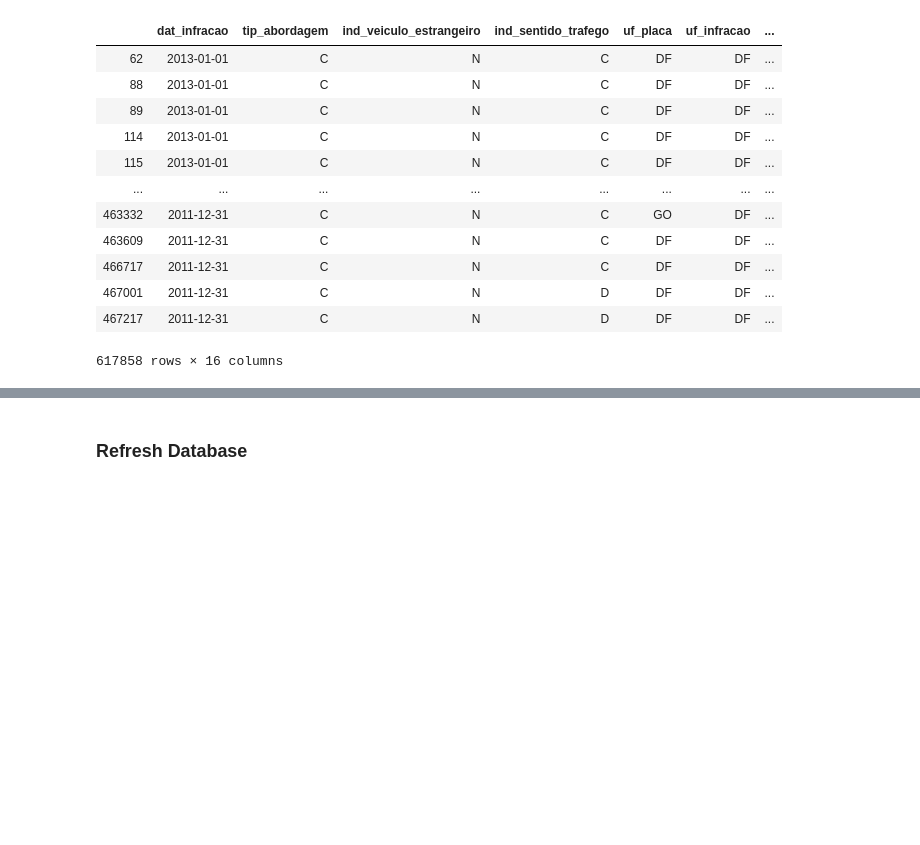
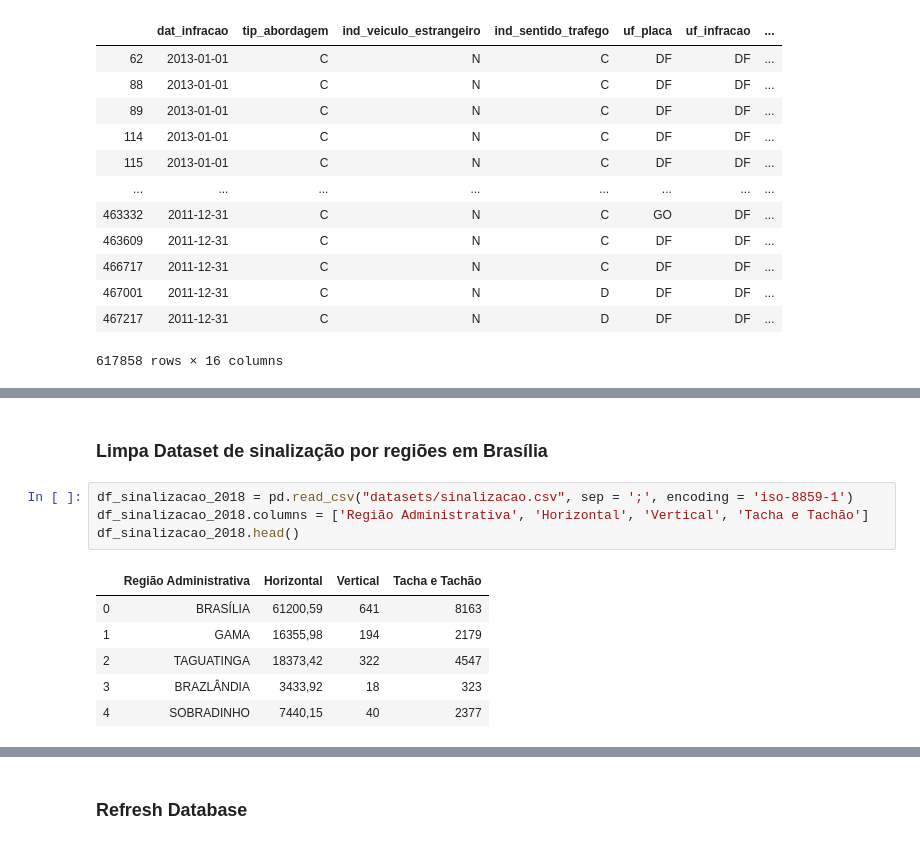
Before and after one commit to IagoCarvalho/tcc_scripts, a Jupyter notebook: data_cleaning.ipynb, the cells around one changed output, grey strips where cells are left out. Drawn from its saved outputs; the diff is of its cells as text; blank space fills up the shorter version.

```diff
--- a/data_cleaning.ipynb
+++ b/data_cleaning.ipynb
@@ -347,0 +366,13 @@ df_infracoes_2010_2018
+# %% [markdown]
+### Limpa Dataset de sinalização por regiões em Brasília
+# %%
+df_sinalizacao_2018 = pd.read_csv("datasets/sinalizacao.csv", sep = ';', encoding = 'iso-8859-1')
+df_sinalizacao_2018.columns = ['Região Administrativa', 'Horizontal', 'Vertical', 'Tacha e Tachão']
+df_sinalizacao_2018.head()
+# %% [output]
+|  | Região Administrativa | Horizontal | Vertical | Tacha e Tachão |
+| 0 | BRASÍLIA | 61200,59 | 641 | 8163 |
+| 1 | GAMA | 16355,98 | 194 | 2179 |
+| 2 | TAGUATINGA | 18373,42 | 322 | 4547 |
+| 3 | BRAZLÂNDIA | 3433,92 | 18 | 323 |
+| 4 | SOBRADINHO | 7440,15 | 40 | 2377 |
```
Also changed, not shown: parts of 13 cells of this notebook.
